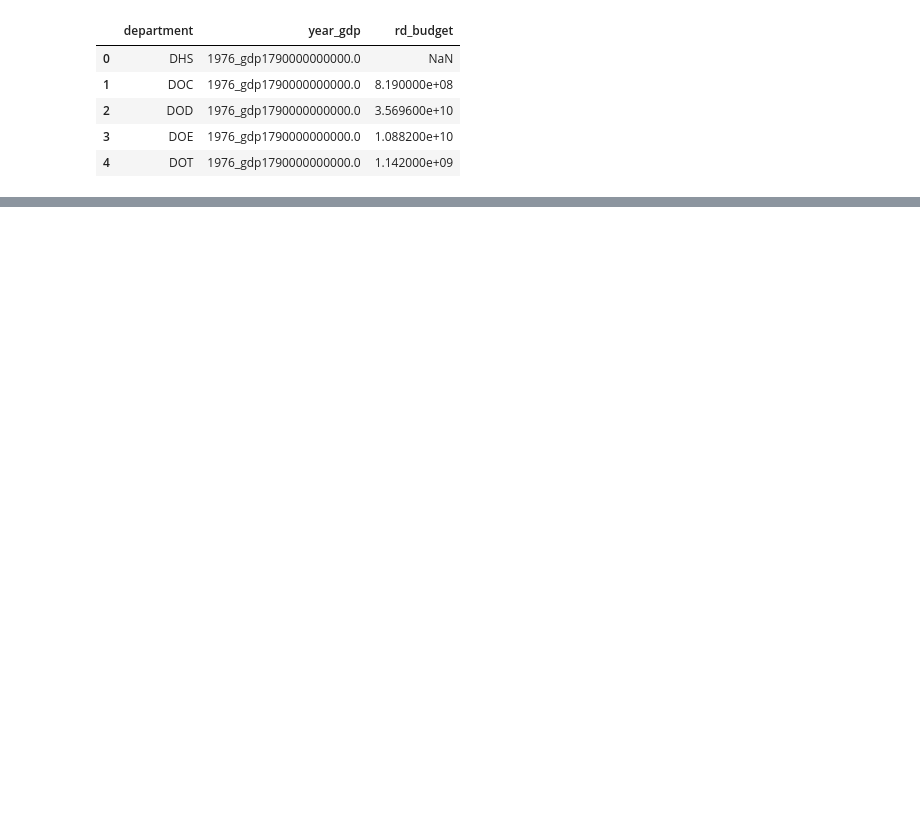
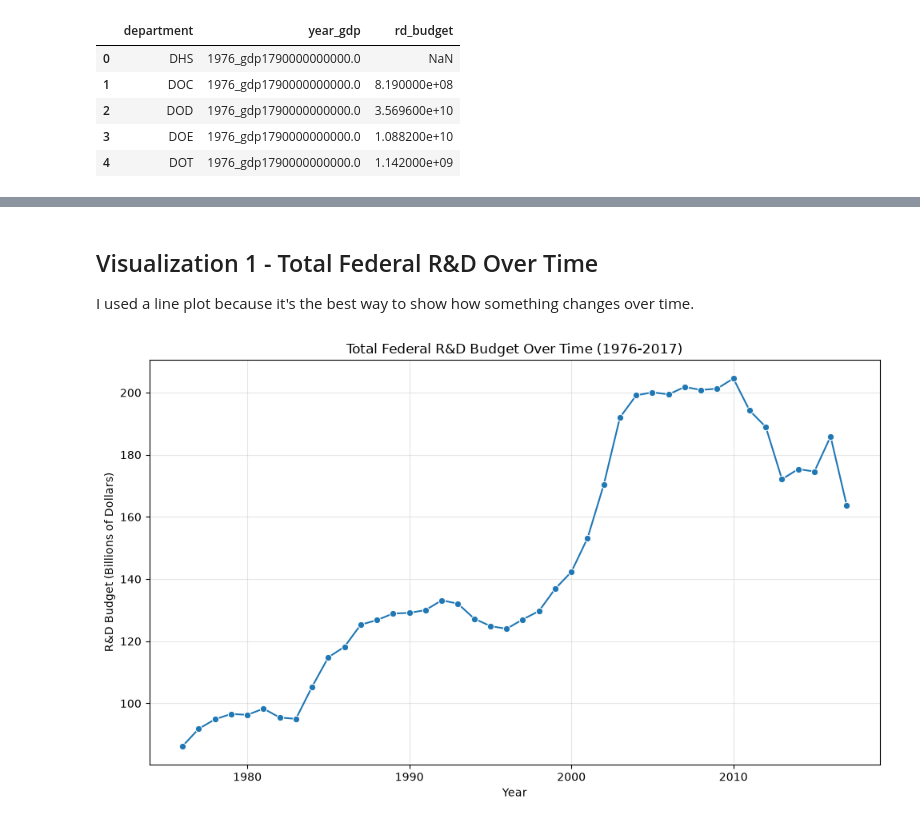
Before and after one commit to hmacher27/MACHER-Data-Science-Portfolio, a Jupyter notebook: TidyData-Project/tidydata.ipynb, the cells around one changed output, grey strips where cells are left out. Drawn from its saved outputs; the diff is of its cells as text; code cells hidden in the pictures; blank space fills up the shorter version.

```diff
--- a/TidyData-Project/tidydata.ipynb
+++ b/TidyData-Project/tidydata.ipynb
@@ -78,0 +122,7 @@ df_long.head()
+# %%
+# See how many missing values there are and which departments they belong to
+print(df_long["rd_budget"].isna().sum())
+print(df_long[df_long["rd_budget"].isna()]["department"].unique())
+
+# Drop rows where the department didn't exist yet
+df_long = df_long.dropna(subset=["rd_budget"]).reset_index(drop=True)
@@ -78,0 +141,9 @@ df_long.head()
+# %%
+# Table 1: GDP, one row per year
+gdp_by_year = df_long[["year", "gdp"]].drop_duplicates().reset_index(drop=True)
+
+# Table 2: R&D budget, one row per department per year
+rd_by_dept = df_long[["department", "year", "rd_budget"]].copy()
+
+print(gdp_by_year.shape, rd_by_dept.shape)
+gdp_by_year.head()
@@ -78,0 +197,11 @@ df_long.head()
+# %%
+# Merge the two tables on year
+merged = rd_by_dept.merge(gdp_by_year, on="year")
+
+# New variable
+merged["rd_pct_gdp"] = merged["rd_budget"] / merged["gdp"] * 100
+
+# Convert to billions
+merged["rd_budget_billions"] = merged["rd_budget"] / 1e9
+
+merged.head()
@@ -78,0 +215,18 @@ df_long.head()
+# %% [markdown]
+## Visualization 1 - Total Federal R&D Over Time
+
+I used a line plot because it's the best way to show how something changes over time.
+# %%
+# Add up R&D budget across all departments for each year
+total_by_year = merged.groupby("year")["rd_budget_billions"].sum().reset_index()
+
+plt.figure(figsize=(10, 6))
+sns.lineplot(data=total_by_year, x="year", y="rd_budget_billions", marker="o")
+plt.title("Total Federal R&D Budget Over Time (1976-2017)")
+plt.xlabel("Year")
+plt.ylabel("R&D Budget (Billions of Dollars)")
+plt.grid(alpha=0.3)
+plt.tight_layout()
+plt.show()
+# %% [output]
+[figure, added]
```
Also changed, not shown: parts of 23 cells of this notebook, 1 other file.
